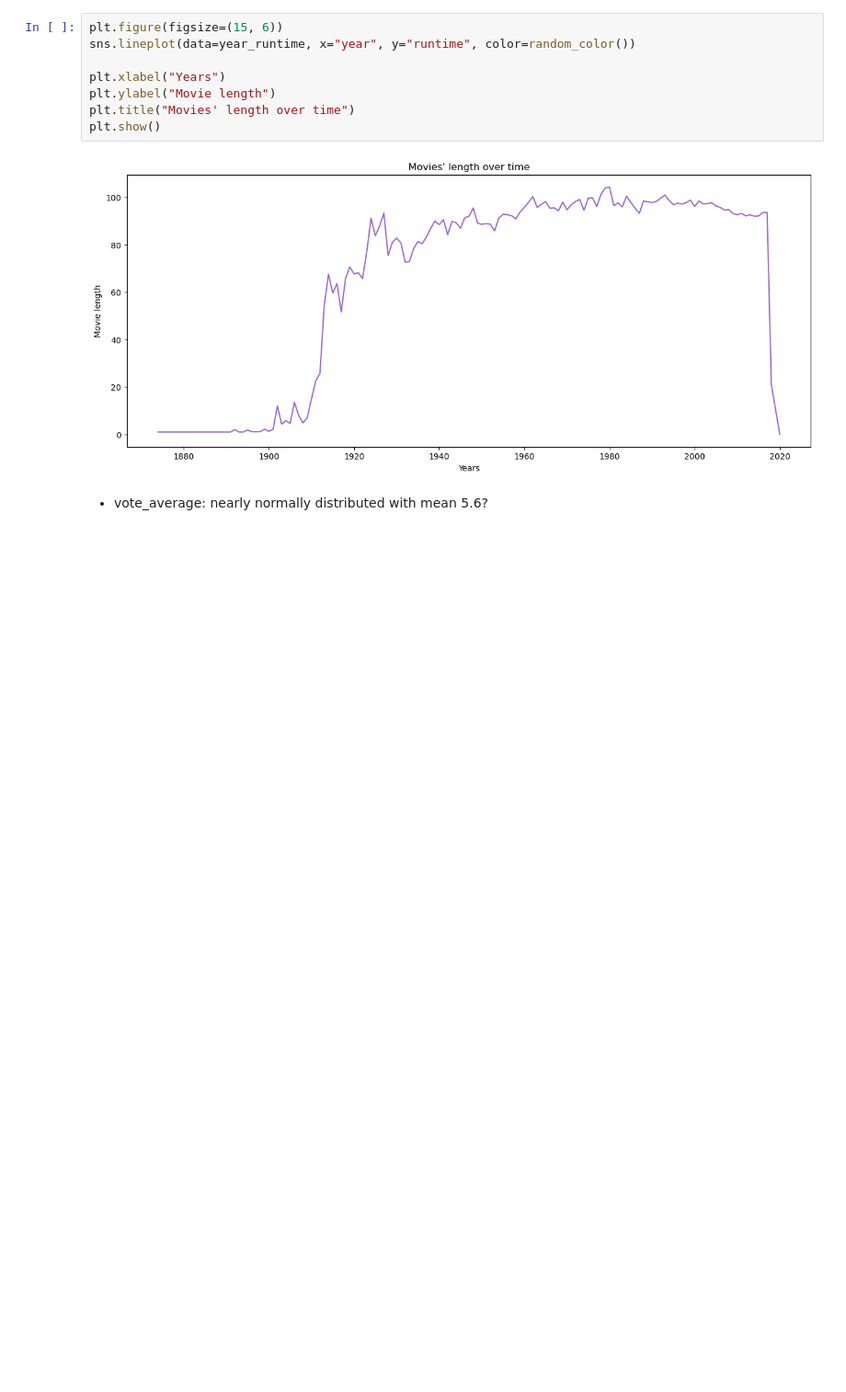
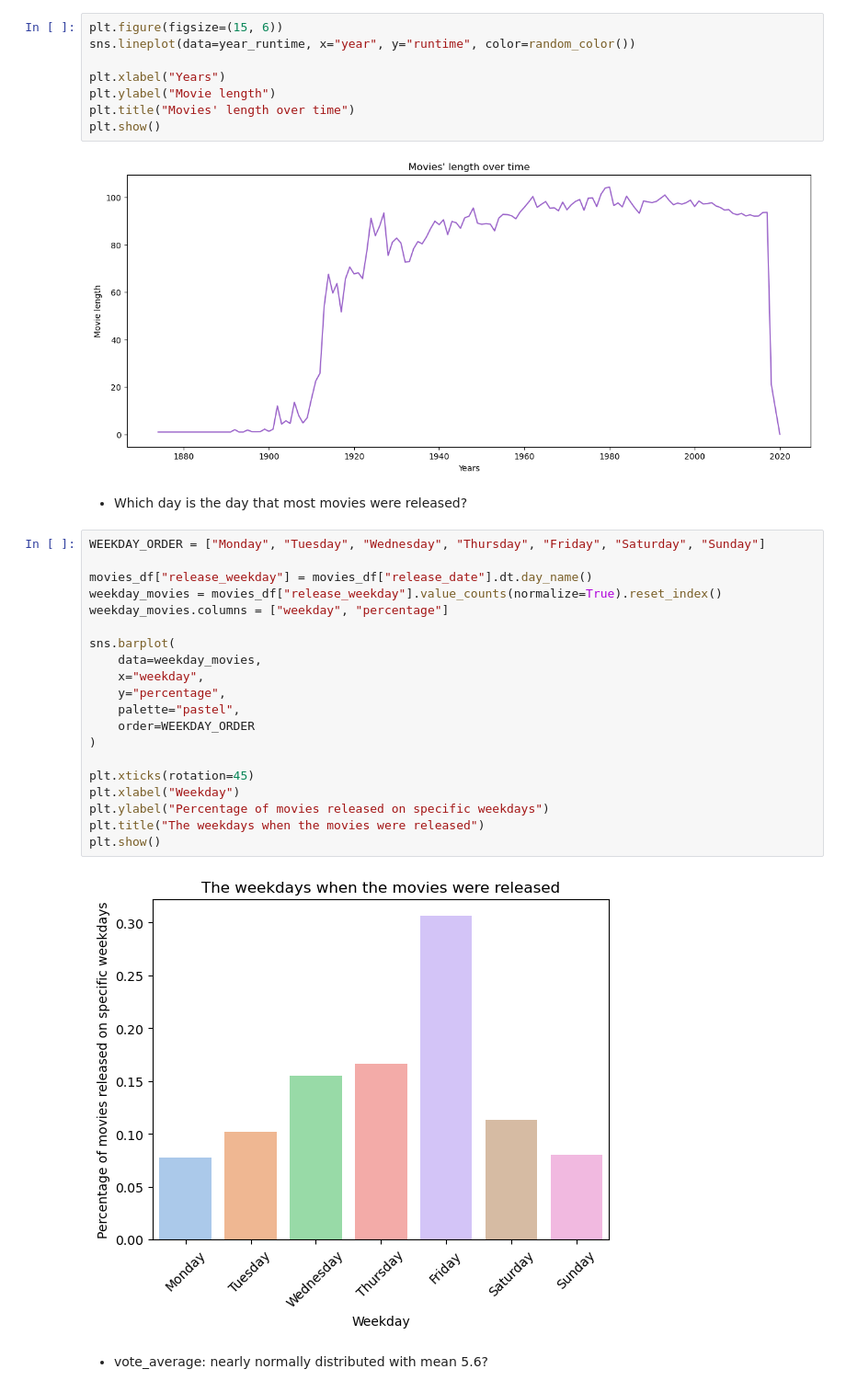
Before and after one commit to Duyduide/Movie-recommendation, a Jupyter notebook: notebooks/regression/EDA.ipynb, the cells around one changed output. Shown at 92% size. Saved outputs shown, nothing was run; the diff lists cells and outputs as text; blank space fills up the shorter version.

Commit message:
fix: :bug: add the weekday and visulize the weekday when movies were released

```diff
--- a/notebooks/regression/EDA.ipynb
+++ b/notebooks/regression/EDA.ipynb
@@ -430,6 +423,30 @@ plt.title("Movies' length over time")
 plt.show()
 # %% [output]
 [figure]
+# %% [markdown]
+- Which day is the day that most movies were released?
+# %%
+WEEKDAY_ORDER = ["Monday", "Tuesday", "Wednesday", "Thursday", "Friday", "Saturday", "Sunday"]
+
+movies_df["release_weekday"] = movies_df["release_date"].dt.day_name()
+weekday_movies = movies_df["release_weekday"].value_counts(normalize=True).reset_index()
+weekday_movies.columns = ["weekday", "percentage"]
+
+sns.barplot(
+    data=weekday_movies,
+    x="weekday",
+    y="percentage",
+    palette="pastel",
+    order=WEEKDAY_ORDER
+)
+
+plt.xticks(rotation=45)
+plt.xlabel("Weekday")
+plt.ylabel("Percentage of movies released on specific weekdays")
+plt.title("The weekdays when the movies were released")
+plt.show()
+# %% [output]
+[figure, added]
 # %% [markdown]
 - vote_average: nearly normally distributed with mean 5.6?
 # %%
```
Also changed, not shown: parts of 3 cells of this notebook, 1 other file.
